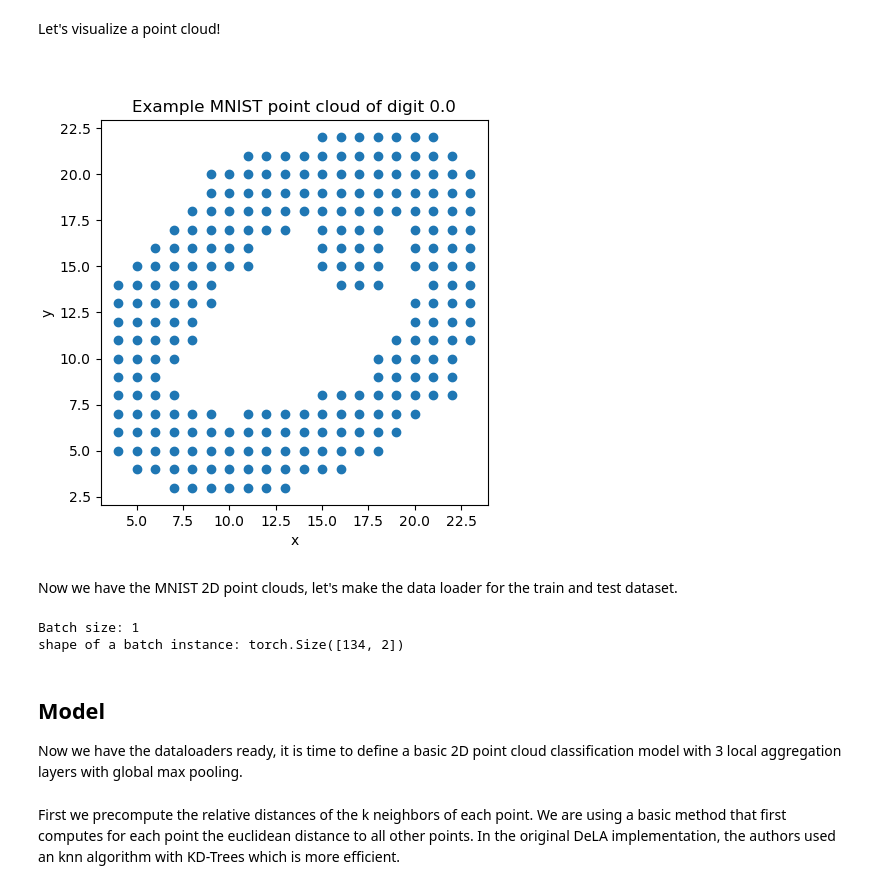
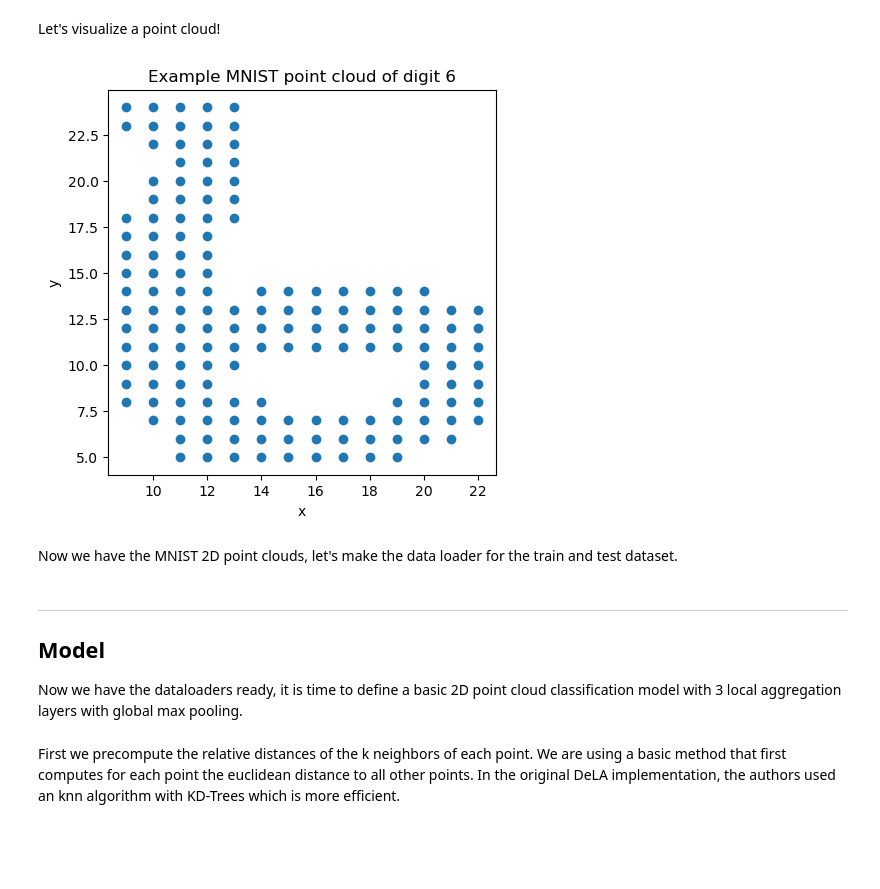
Before and after one commit to maotek/DeLA_Tutorial, a Jupyter notebook: notebook.ipynb, the cells around one changed output. Saved outputs shown, nothing was run; the diff lists cells and outputs as text; code cells hidden in the pictures; blank space fills up the shorter version.

```diff
--- a/notebook.ipynb
+++ b/notebook.ipynb
@@ -58,24 +61,22 @@ All point clouds have a fixed number of points (351). This is because it is the
 # %% [markdown]
 Let's visualize a point cloud!
 # %%
-%matplotlib widget
-
 idx = np.random.randint(X_train.shape[0])
 
-coords = X_train[idx]
+pc = X_train[idx]
 
 # Keep only the real points (where x != -1 and y != -1)
-coords = coords[(coords[:, 0] != -1) & (coords[:, 1] != -1)]
+pc = pc[(pc[:, 0] != -1) & (pc[:, 1] != -1)]
 label = y_train[idx].item()
 
 plt.figure(figsize=(5,5))
-plt.scatter(coords[:, 0], coords[:, 1])
-plt.title(f"Example MNIST point cloud of digit {label}")
+plt.scatter(pc[:, 0], pc[:, 1])
+plt.title(f"Example MNIST point cloud of digit {int(label)}")
 plt.xlabel("x")
 plt.ylabel("y")
 plt.show()
 # %% [output]
-[figure, old version]
+[figure, new version]
 # %% [markdown]
 Now we have the MNIST 2D point clouds, let's make the data loader for the train and test dataset.
 # %%
@@ -114,16 +115,8 @@ test_ds = PointCloudDataset(X_test, y_test)
 
 train_loader = DataLoader(train_ds, batch_size=1, collate_fn=collate_fn, shuffle=True)
 test_loader = DataLoader(test_ds, batch_size=1, collate_fn=collate_fn, shuffle=True)
-# %%
-for i, j in train_loader:
-    print(f"Batch size: {len(i)}")
-    for k in i:
-        print(f"shape of a batch instance: {k.shape}")
-    break
-# %% [output]
-Batch size: 1
-shape of a batch instance: torch.Size([134, 2])
 # %% [markdown]
+---
 ## Model
 
 Now we have the dataloaders ready, it is time to define a basic 2D point cloud classification model with 3 local aggregation layers with global max pooling.
```
Also changed, not shown: parts of 22 cells of this notebook, 1 other file.
